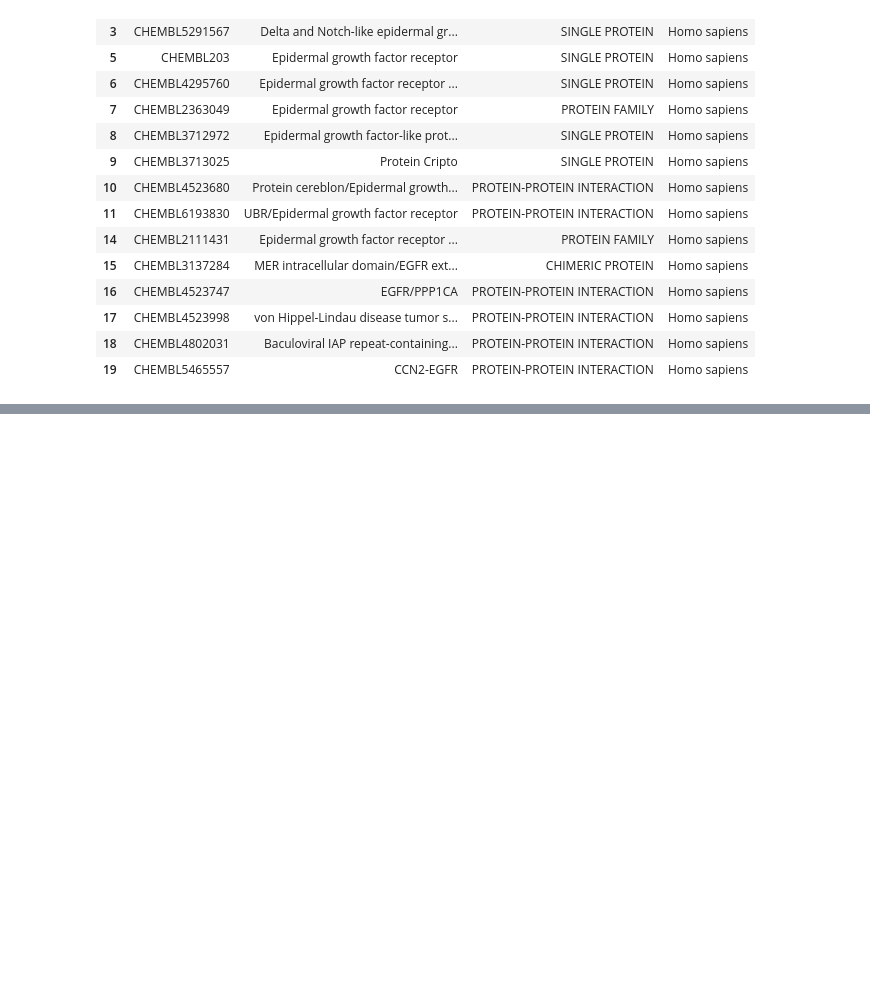
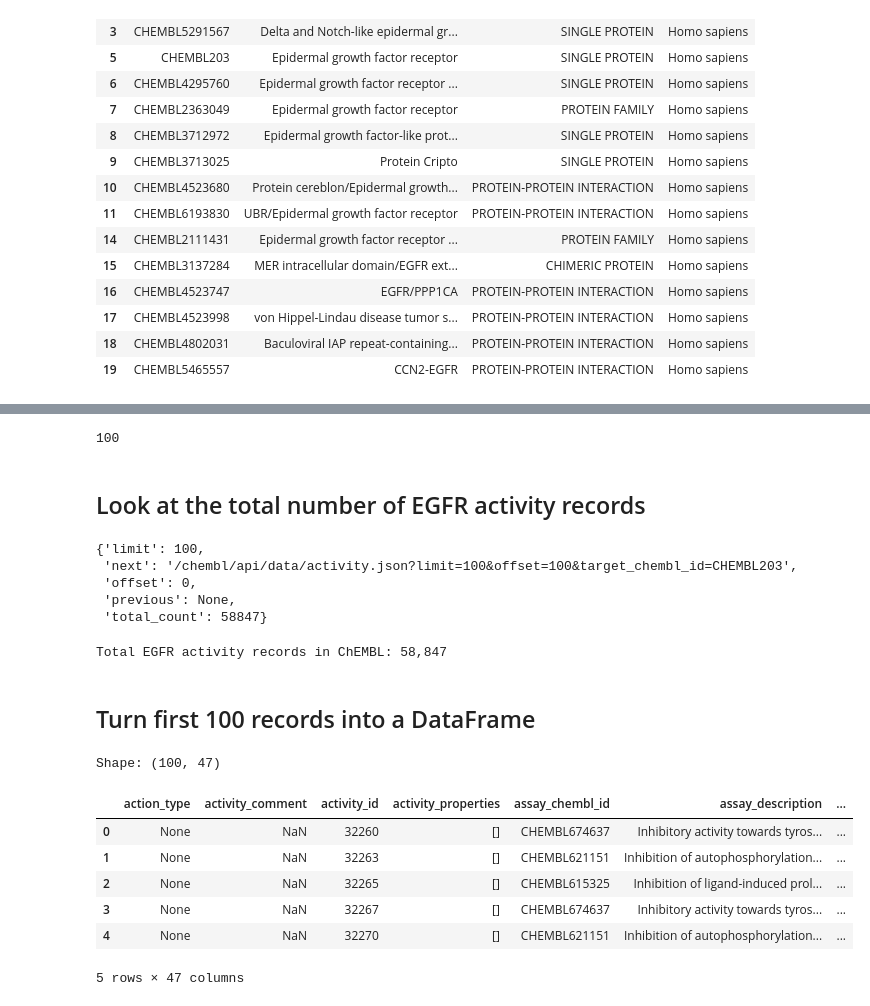
Before and after one commit to gracescanlan23/egfr-ml-drug-discovery, a Jupyter notebook: notebooks/01_data_collection.ipynb, the cells around one changed output, grey strips where cells are left out. Drawn from its saved outputs; the diff is of its cells as text; code cells hidden in the pictures; blank space fills up the shorter version.

```diff
--- a/notebooks/01_data_collection.ipynb
+++ b/notebooks/01_data_collection.ipynb
@@ -153,0 +160,14 @@ human_egfr
+# %%
+EGFR_TARGET_ID = "CHEMBL203"
+
+target_url = f"{BASE_URL}/target/{EGFR_TARGET_ID}.json"
+
+response = requests.get(target_url)
+response.raise_for_status()
+
+egfr_target = response.json()
+
+print("ChEMBL ID:", egfr_target["target_chembl_id"])
+print("Target name:", egfr_target["pref_name"])
+print("Target type:", egfr_target["target_type"])
+print("Organism:", egfr_target["organism"])
@@ -153,0 +201,37 @@ human_egfr
+# %%
+len(activity_data["activities"])
+# %% [output]
+100
+# %% [markdown]
+## Look at the total number of EGFR activity records
+# %%
+activity_data["page_meta"]
+# %% [output]
+{'limit': 100,
+ 'next': '/chembl/api/data/activity.json?limit=100&offset=100&target_chembl_id=CHEMBL203',
+ 'offset': 0,
+ 'previous': None,
+ 'total_count': 58847}
+# %%
+total_activities = activity_data["page_meta"]["total_count"]
+
+print(f"Total EGFR activity records in ChEMBL: {total_activities:,}")
+# %% [output]
+Total EGFR activity records in ChEMBL: 58,847
+# %% [markdown]
+## Turn first 100 records into a DataFrame
+# %%
+activity_sample = pd.DataFrame(activity_data["activities"])
+
+print("Shape:", activity_sample.shape)
+
+activity_sample.head()
+# %% [output]
+Shape: (100, 47)
+|  | action_type | activity_comment | activity_id | activity_properties | assay_chembl_id | assay_description | ... |
+| 0 | None | NaN | 32260 | [] | CHEMBL674637 | Inhibitory activity towards tyros... | ... |
+| 1 | None | NaN | 32263 | [] | CHEMBL621151 | Inhibition of autophosphorylation... | ... |
+| 2 | None | NaN | 32265 | [] | CHEMBL615325 | Inhibition of ligand-induced prol... | ... |
+| 3 | None | NaN | 32267 | [] | CHEMBL674637 | Inhibitory activity towards tyros... | ... |
+| 4 | None | NaN | 32270 | [] | CHEMBL621151 | Inhibition of autophosphorylation... | ... |
+5 rows × 47 columns
```
Also changed, not shown: parts of 28 cells of this notebook.
